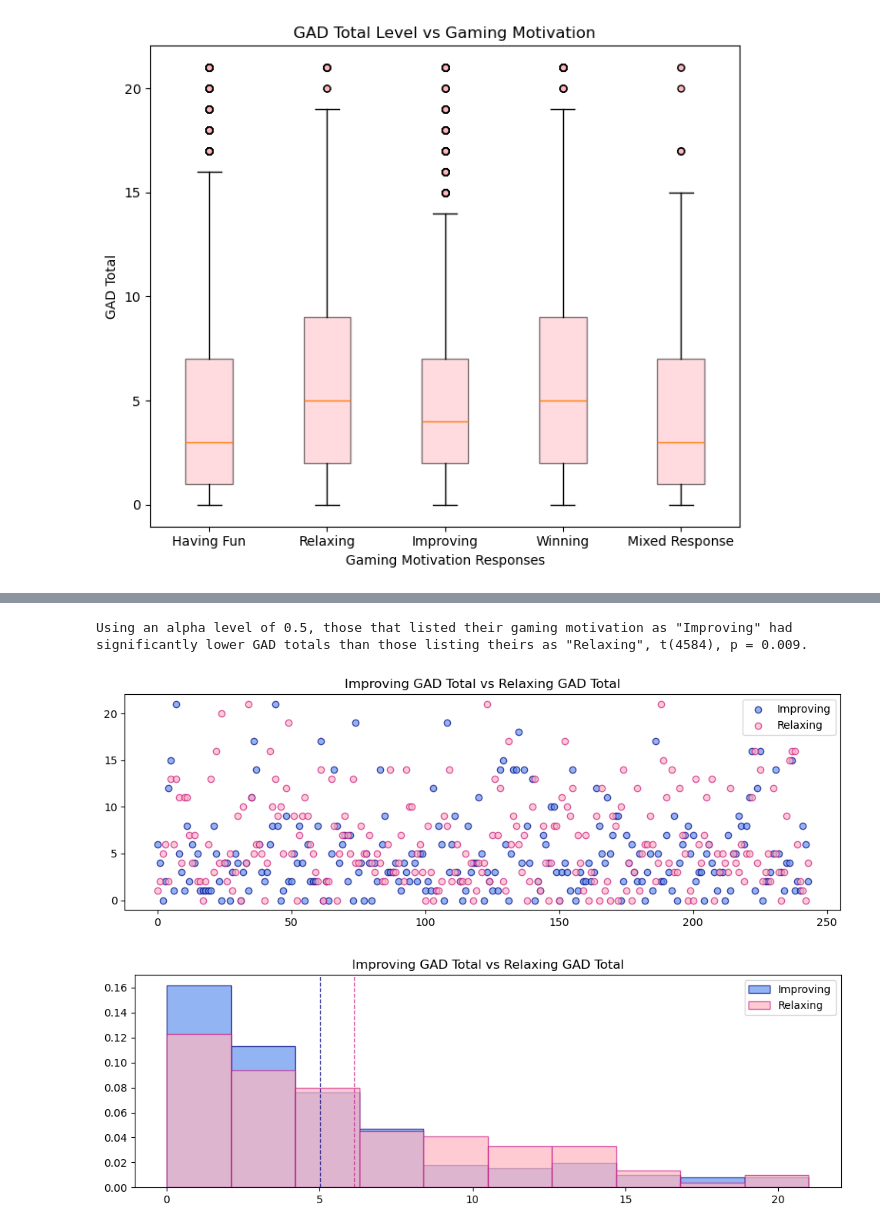
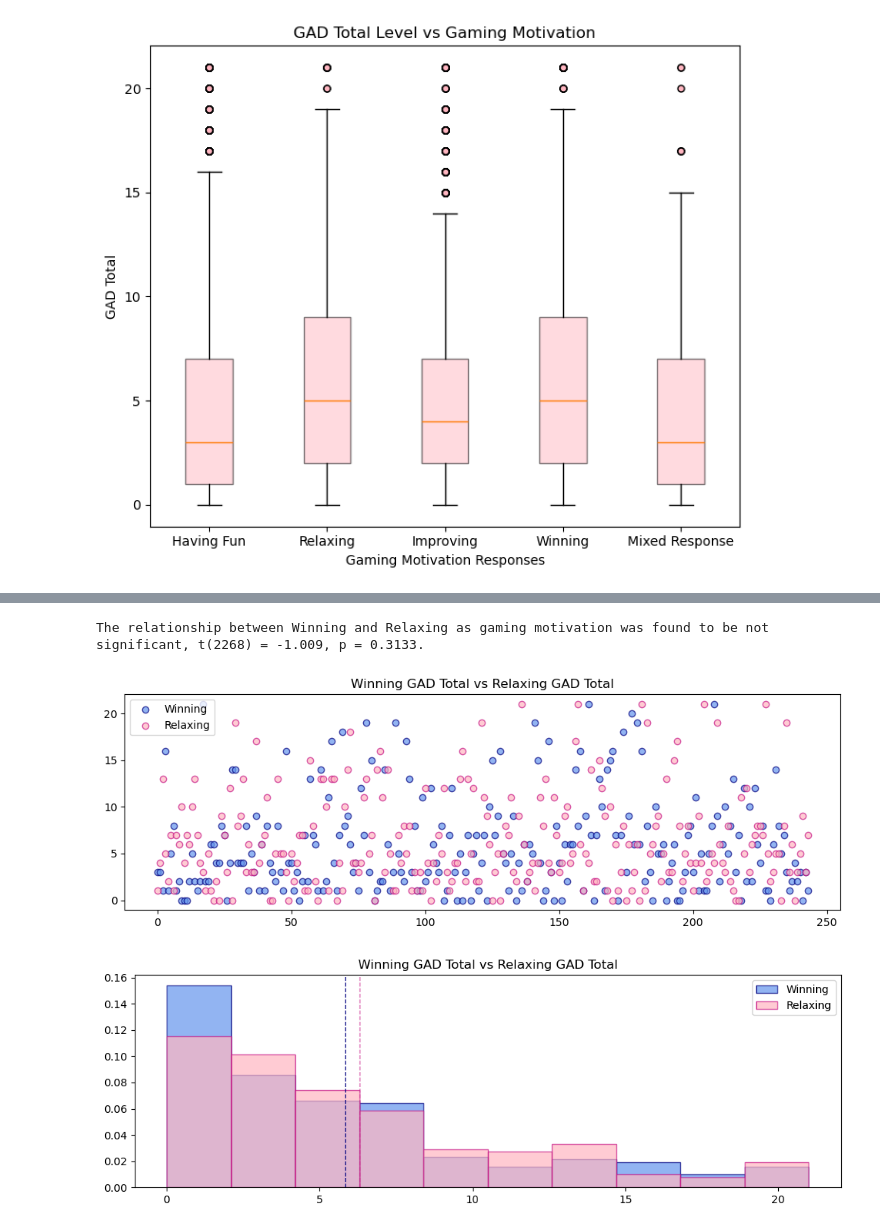
Before and after one commit to ComfyKoala/Project_1_Group_1, a Jupyter notebook: ashleys_analysis/ashleys_analysis.ipynb, the cells around one changed output, grey strips where cells are left out. Drawn from its saved outputs; the diff is of its cells as text; code cells hidden in the pictures.

```diff
--- a/ashleys_analysis/ashleys_analysis.ipynb
+++ b/ashleys_analysis/ashleys_analysis.ipynb
@@ -540,8 +593,8 @@ for index, row in plot_data_df.iterrows():
         mix_pop.append(row['GAD Total'])
 
 
-#creating definition for creating independent-T test
-def ttestdata(pop1, pop2, label1, label2):
+#creating definition for creating independent-T test taking two different populations, their labels, and a figure title
+def ttestdata(pop1, pop2, label1, label2, figtitle):
     #getting random sample from the previous populations
     sample_size = 244
     sample_pop1 = random.sample(pop1, sample_size)
@@ -554,6 +607,7 @@ def ttestdata(pop1, pop2, label1, label2):
     plt.scatter(range(len(sample_pop2)), sample_pop2, label= label2, marker="o", color= 'lightpink', edgecolor='mediumvioletred', alpha = 0.7)
     plt.legend(loc = 'best')
     plt.title(f"{label1} GAD Total vs {label2} GAD Total")
+    plt.savefig(f'{figtitle}_Scatter')
 
     #making histogram of data
     plt.figure(figsize=(12, 8))
@@ -565,6 +619,7 @@ def ttestdata(pop1, pop2, label1, label2):
     plt.legend(loc= 'best')
     plt.title(f"{label1} GAD Total vs {label2} GAD Total")
     plt.tight_layout
+    plt.savefig(f'{figtitle}_Histogram')
 
     #t-statistic, and p-value
     t_statistic, p_value = stats.ttest_ind(sample_pop1, sample_pop2, equal_var=False)
@@ -581,15 +636,16 @@ def ttestdata(pop1, pop2, label1, label2):
     else:
         hi_lo = "higher"
 
-    #determining which sentence to output based on p-value
+    #determining which sentence to output based on p-value and rounding results
     psig = ""
 
     if (p_value < 0.05):
         psig = f'Using an alpha level of 0.5, those that listed their gaming motivation as "{label1}" ' \
                 f'had significantly {hi_lo} GAD totals than those listing theirs as "{label2}", ' \
-                f't({round(deg_freedom, 3)}), p = {round(p_value, 3)}.'
+                f't({round(deg_freedom, 0)}) = {round(t_statistic, 3)}, p = {round(p_value, 4)}.'
     else:
-        psig = f'The relationship between {label1} and {label2} as gaming motivation was found to be not significant, t({round(deg_freedom, 3)}), p = {round(p_value, 3)}.'
+        psig = f'The relationship between {label1} and {label2} as gaming motivation was found to be not significant, t({round(deg_freedom, 0)}) = {round(t_statistic, 3)}, p = {round(p_value, 4)}.'
+
 
     print(psig)
 
@@ -598,5 +654,5 @@ def ttestdata(pop1, pop2, label1, label2):
 
 
 
-ttestdata(fun_pop, win_pop, "Having Fun", "Winning")
+ttestdata(fun_pop, win_pop, "Having Fun", "Winning", "FunWin")
 # %% [output]
@@ -606,6 +662,6 @@ Using an alpha level of 0.5, those that listed their gaming motivation as "Havin
 # %%
-ttestdata(improve_pop, relax_pop, "Improving", "Relaxing")
+ttestdata(win_pop, relax_pop, "Winning", "Relaxing", "WinRelax")
 # %% [output]
-Using an alpha level of 0.5, those that listed their gaming motivation as "Improving" had significantly lower GAD totals than those listing theirs as "Relaxing", t(4584), p = 0.009.
+The relationship between Winning and Relaxing as gaming motivation was found to be not significant, t(2268) = -1.009, p = 0.3133.
-[figure, old version]
+[figure, new version]
-[figure, old version]
+[figure, new version]
```
Also changed, not shown: parts of 16 cells of this notebook, 14 other files.
